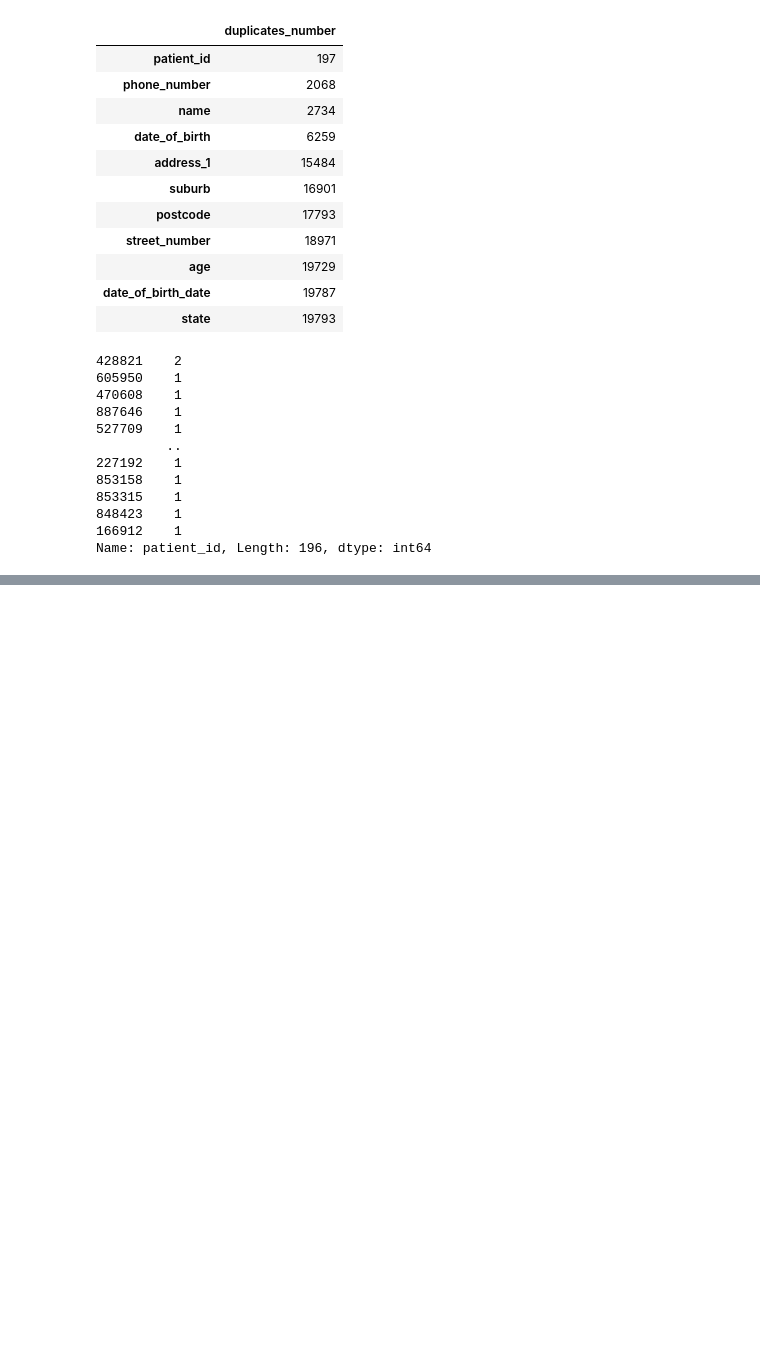
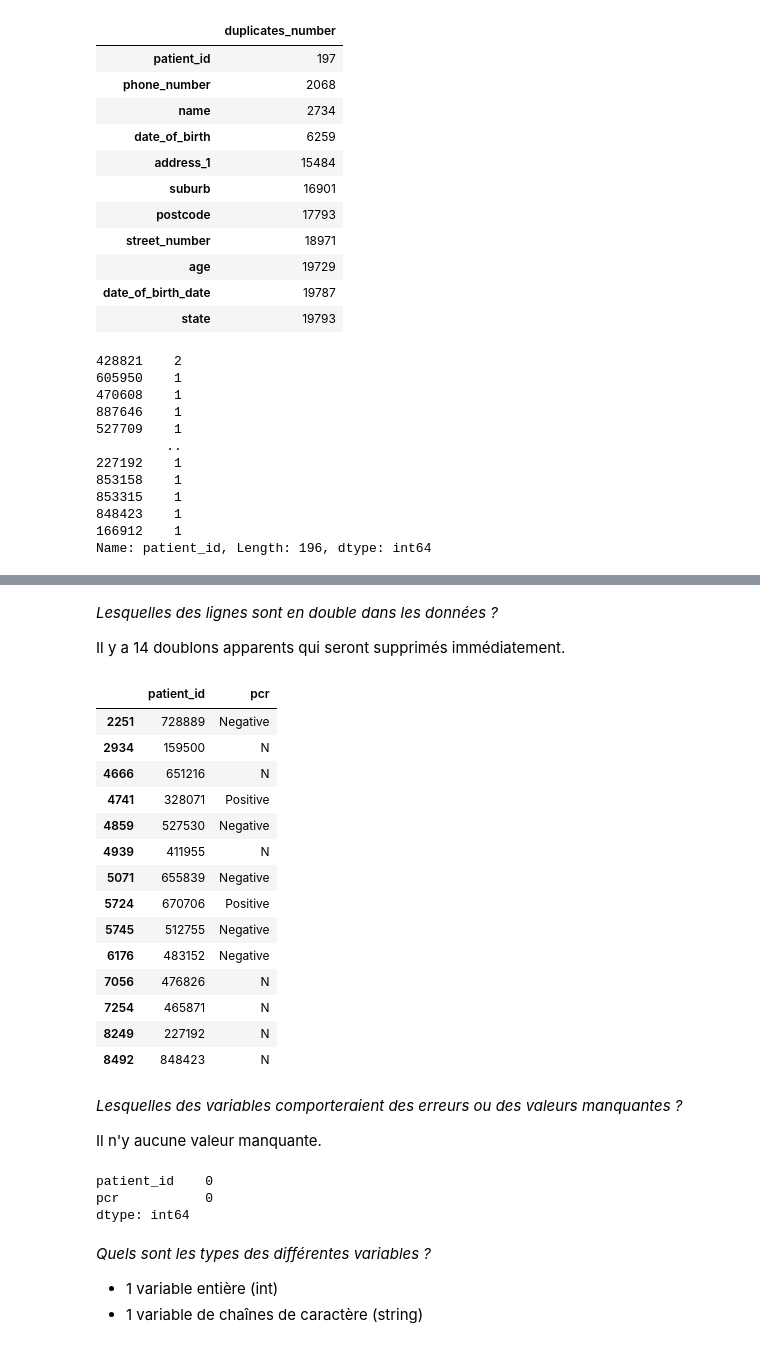
Before and after one commit to agougoua/inria-aphp-assignment, a Jupyter notebook: inria-aphp-assignment.ipynb, the cells around one changed output, grey strips where cells are left out. Saved outputs shown, nothing was run; the diff lists cells and outputs as text; code cells hidden in the pictures; blank space fills up the shorter version.

```diff
--- a/inria-aphp-assignment.ipynb
+++ b/inria-aphp-assignment.ipynb
@@ -1077,0 +1135,22 @@ def test
+# %% [markdown]
+*Lesquelles des lignes sont en double dans les données ?*
+
+Il y a 14 doublons apparents qui seront supprimés immédiatement.
+# %%
+df_pcr[df_pcr.duplicated() == True]
+# %% [output]
+|  | patient_id | pcr |
+| 2251 | 728889 | Negative |
+| 2934 | 159500 | N |
+| 4666 | 651216 | N |
+| 4741 | 328071 | Positive |
+| 4859 | 527530 | Negative |
+| 4939 | 411955 | N |
+| 5071 | 655839 | Negative |
+| 5724 | 670706 | Positive |
+| 5745 | 512755 | Negative |
+| 6176 | 483152 | Negative |
+| 7056 | 476826 | N |
+| 7254 | 465871 | N |
+| 8249 | 227192 | N |
+| 8492 | 848423 | N |
@@ -1077,0 +1160,14 @@ def test
+# %% [markdown]
+*Lesquelles des variables comporteraient des erreurs ou des valeurs manquantes ?*
+
+Il n'y aucune valeur manquante.
+# %%
+df_pcr.isna().sum()
+# %% [output]
+patient_id    0
+pcr           0
+dtype: int64
+# %% [markdown]
+*Quels sont les types des différentes variables ?*
+* 1 variable entière (int)
+* 1 variable de chaînes de caractère (string)
```
Also changed, not shown: parts of 29 cells of this notebook, 1 other file.
